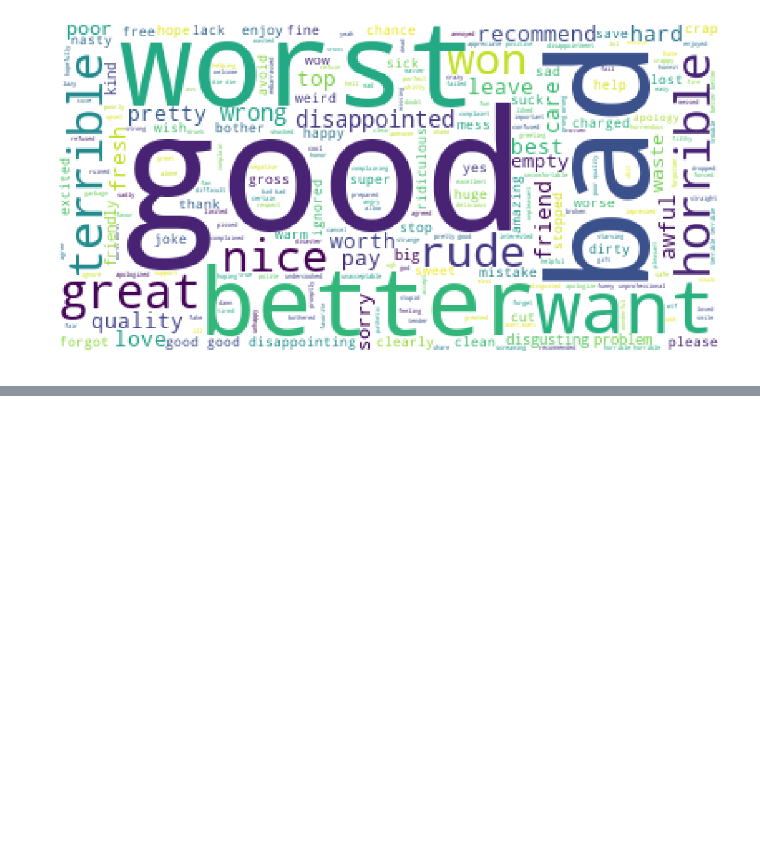
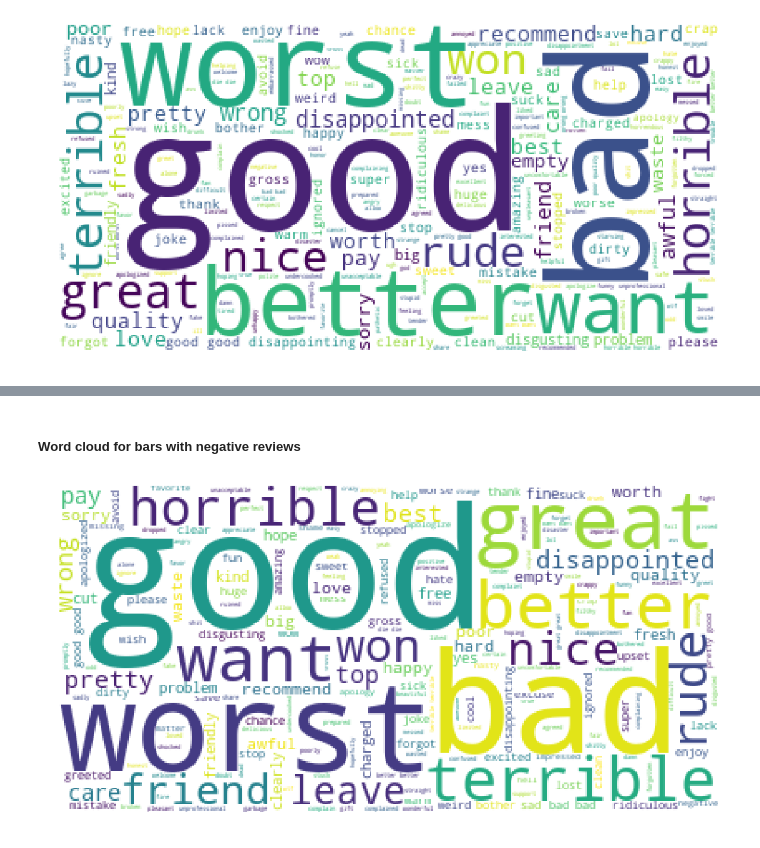
Before and after one commit to chandra1sekar/yelp-reviews, a Jupyter notebook: yelp_review_classification.ipynb, the cells around one changed output, grey strips where cells are left out. Saved outputs shown, nothing was run; the diff lists cells and outputs as text; code cells hidden in the pictures; blank space fills up the shorter version.

```diff
--- a/yelp_review_classification.ipynb
+++ b/yelp_review_classification.ipynb
@@ -795,0 +824,6 @@ generate_wordcloud(" ".join(train_data_sentiments_words[train_labels == 0]))
+# %% [markdown]
+##### Word cloud for bars with negative reviews
+# %%
+generate_wordcloud(" ".join(bars_sentiments_words[bar_train_labels == 0]))
+# %% [output]
+[figure, added]
```
Also changed, not shown: parts of 6 cells of this notebook.
